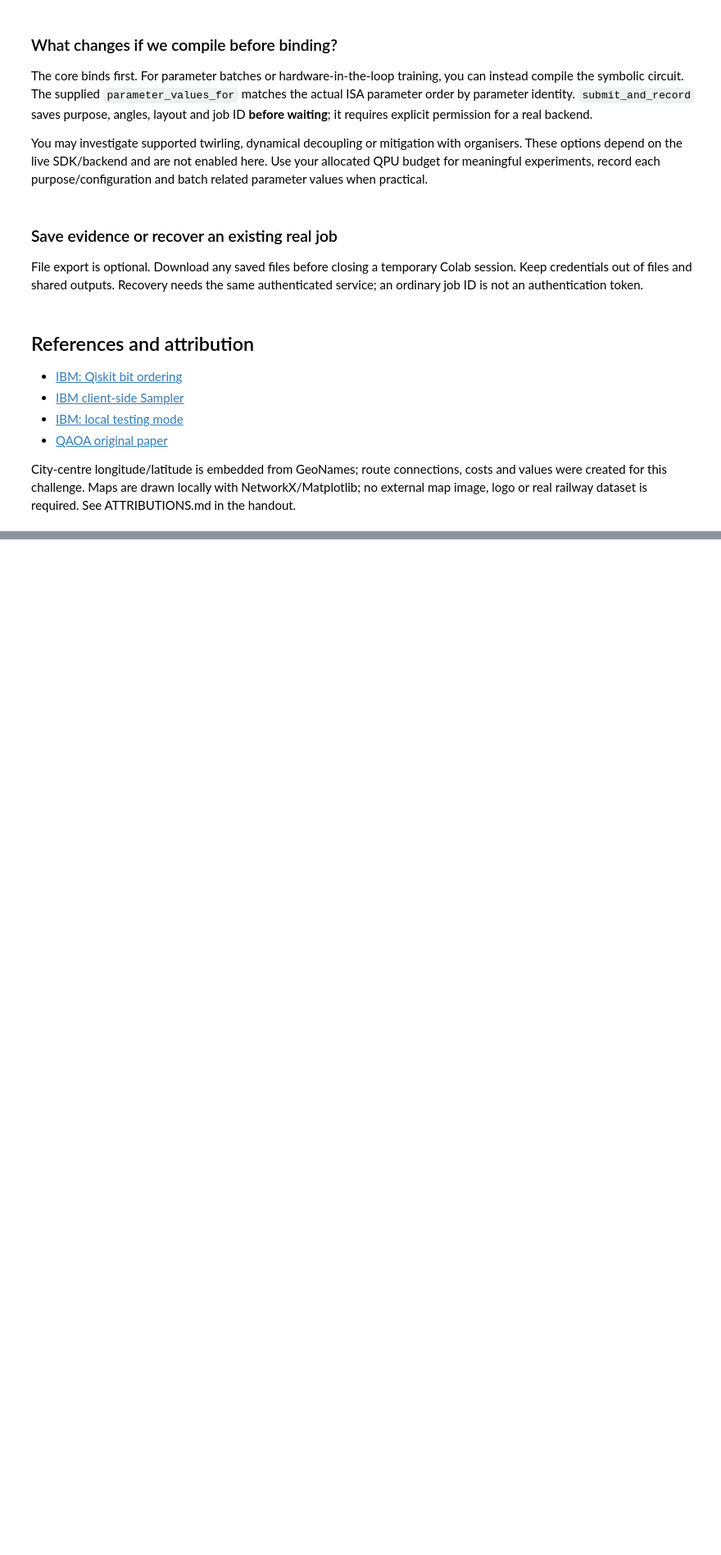
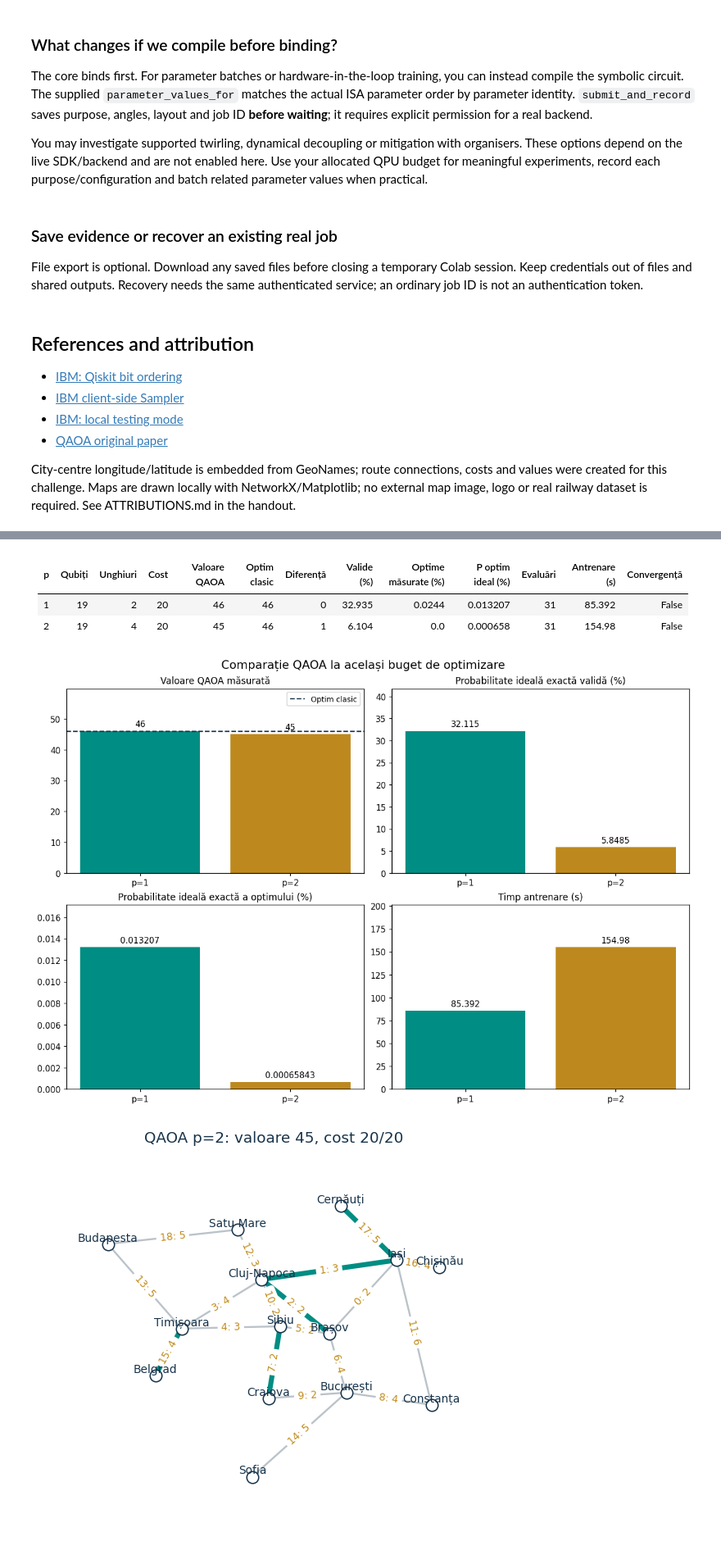
Before and after one commit to hrwire127/Q-Force, a Jupyter notebook: Quantum_Railways_Labb.ipynb, the cells around one changed output, grey strips where cells are left out. Shown at 82% size. Drawn from its saved outputs; the diff is of its cells as text; code cells hidden in the pictures; blank space fills up the shorter version.

```diff
--- a/Quantum_Railways_Labb.ipynb
+++ b/Quantum_Railways_Labb.ipynb
@@ -1097,0 +1117,30 @@ City-centre longitude/latitude is embedded from GeoNames; route connections, cos
+# %%
+depth_rows=depth_comparison_rows(qaoa_results)
+show_table(['p','Qubiți','Unghiuri','Cost','Valoare QAOA','Optim clasic','Diferență',
+            'Valide (%)','Optime măsurate (%)','P optim ideal (%)','Evaluări','Antrenare (s)','Convergență'],
+    [(row['p'],N_DECISIONS,len(qaoa_results[row['p']]['unghiuri_optime']),row['cost'],
+      row['value'],row['classical'],row['gap'],round(100*row['valid_rate'],3),
+      round(100*row['optimal_rate'],4),round(100*row['ideal_optimal'],6),row['evaluations'],
+      round(row['training_seconds'],3),
+      qaoa_results[row['p']]['optimizare']['rulari'][qaoa_results[row['p']]['optimizare']['restart_selectat']]['succes'])
+     for row in depth_rows])
+comparison_figure=plot_depth_comparison(qaoa_results)
+display(comparison_figure)
+plt.close(comparison_figure)
+# Hartă și distribuție pentru p=2; p=1 este afișat în secțiunea originală.
+p2_result=qaoa_results[2]
+if p2_result['valid']:
+    draw_board(p2_result['ids_rute_recomandate'],valid=True,routes=demo_routes,
+        title=f"QAOA p=2: valoare {p2_result['valoare_totala']}, cost {p2_result['cost_total']}/{BUDGET}")
+    plt.show()
+else:
+    print('p=2: no_valid_sample — nicio recomandare validă măsurată.')
+plot_distribution(p2_result['counts'],demo_routes,BUDGET,title='Distribuție măsurată QAOA p=2')
+plt.show()
+# %% [output]
+| p | Qubiți | Unghiuri | Cost | Valoare QAOA | Optim clasic | Diferență | Valide (%) | Optime măsurate (%) | P optim ideal (%) | Evaluări | Antrenare (s) | Convergență |
+| --- | --- | --- | --- | --- | --- | --- | --- | --- | --- | --- | --- | --- |
+| 1 | 19 | 2 | 20 | 46 | 46 | 0 | 32.935 | 0.0244 | 0.013207 | 31 | 85.392 | False |
+| 2 | 19 | 4 | 20 | 45 | 46 | 1 | 6.104 | 0.0 | 0.000658 | 31 | 154.98 | False |
+[figure, added]
+[figure, added]
```
Also changed, not shown: parts of 9 cells of this notebook, 48 other files.
